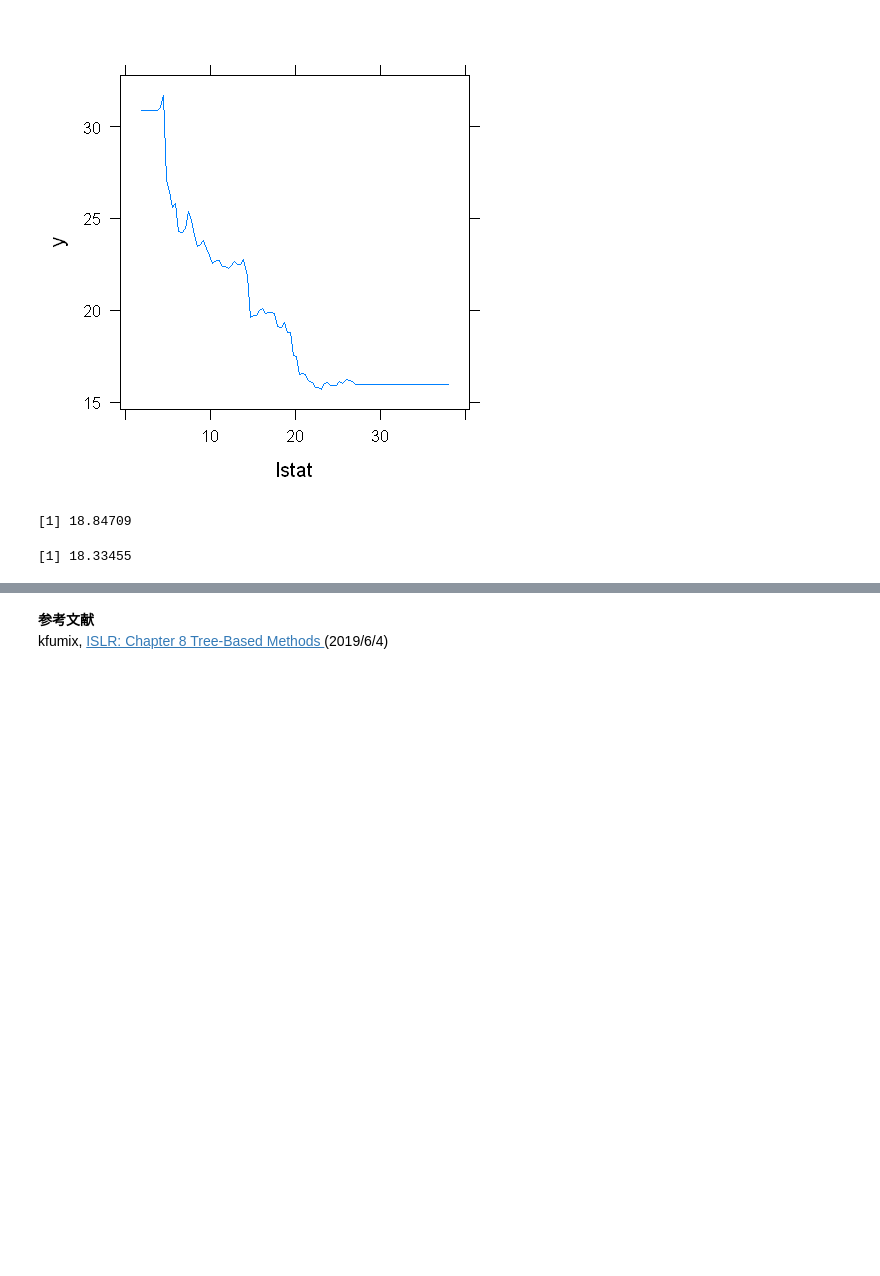
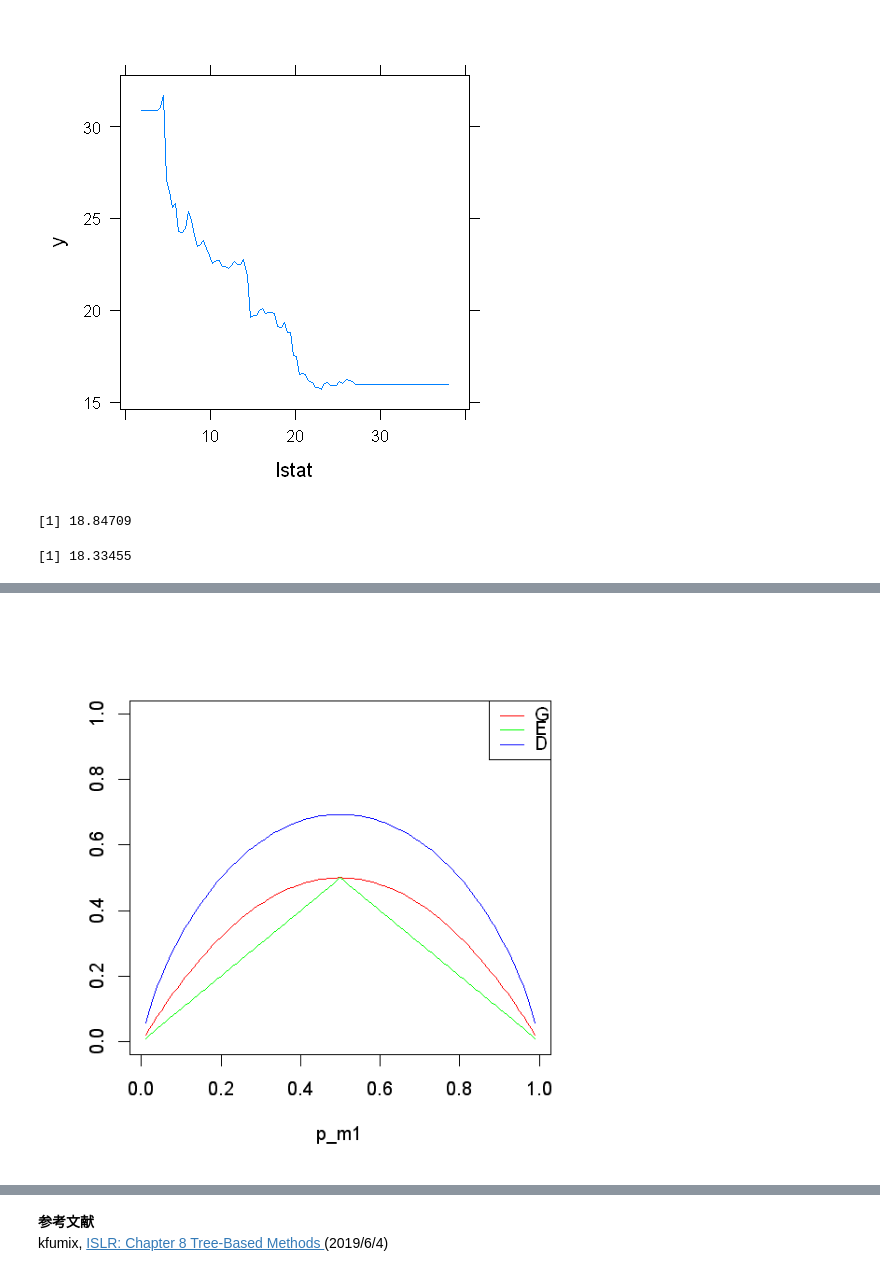
Before and after one commit to yellowmeteor/met_python.github.io, a Jupyter notebook: ISLR/8_Tree-Based_Methods.ipynb, the cells around one changed output, grey strips where cells are left out. Cells and saved outputs as stored; diff of their text form; code cells hidden in the pictures; blank space fills up the shorter version.

```diff
--- a/ISLR/8_Tree-Based_Methods.ipynb
+++ b/ISLR/8_Tree-Based_Methods.ipynb
@@ -452,0 +455,20 @@ $$
+# %%
+# Exercises 3
+p_m1 = seq(0.01, 0.99, length=99)
+p_m2 = 1 - p_m1 # ヒントより
+Gini_index = p_m1 * (1 - p_m1) + p_m2 * (1 - p_m2) # 式（8.5）
+classification_error = 1 - apply(rbind(p_m1, p_m2), 2, max) # 式（8.6）
+entropy = - p_m1 * log(p_m1) - p_m2 * log(p_m2) # 式（8.7）
+
+# plot
+options(repr.plot.width=5, repr.plot.height=5) # jupyter用
+plot(p_m1, Gini_index, type='l', col=rgb(1, 0, 0), ylab="", ylim=c(0, 1))
+par(new=T)
+plot(p_m1, classification_error, type='l', col=rgb(0, 1, 0), ylab="", ylim=c(0, 1))
+par(new=T)
+plot(p_m1, entropy, type='l', col=rgb(0, 0, 1), ylab="", ylim=c(0, 1))
+
+# 凡例を表示
+legend("topright", legend = c("G", "E", "D"), col = c(rgb(1, 0, 0), rgb(0, 1, 0), rgb(0, 0, 1)), lty = c(1, 1, 1))
+# %% [output]
+[figure, added]
```
Also changed, not shown: parts of 12 cells of this notebook, 3 other files.
